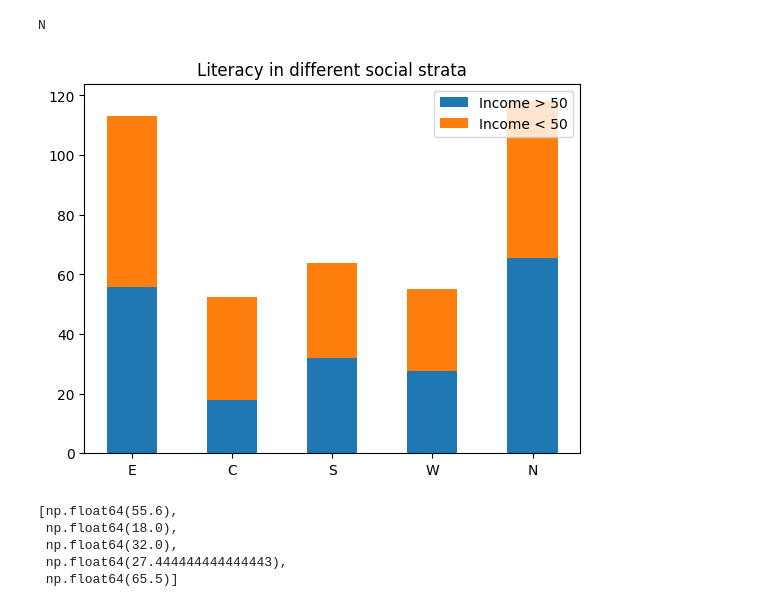
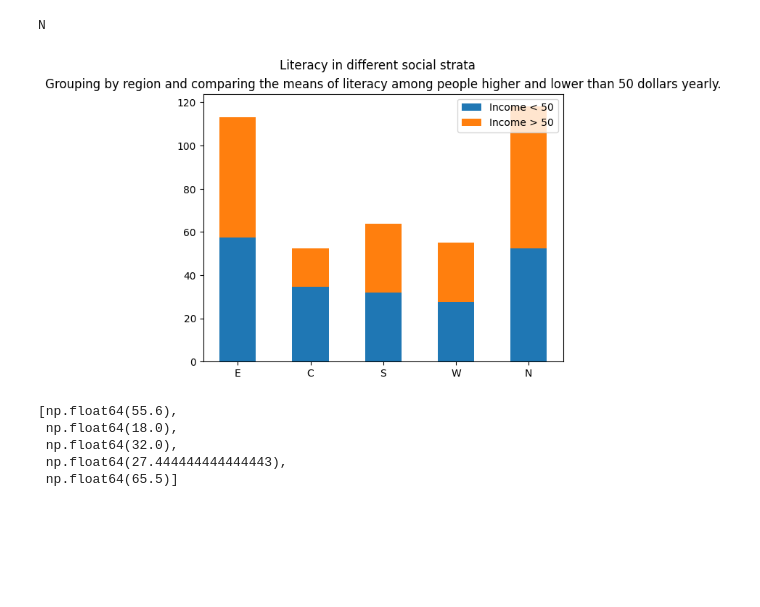
Before and after one commit to XtianLors/timeSeries-Analysis, a Jupyter notebook: Presentation.ipynb, the cells around one changed output. Saved outputs shown, nothing was run; the diff lists cells and outputs as text; code cells hidden in the pictures; blank space fills up the shorter version.

```diff
--- a/Presentation.ipynb
+++ b/Presentation.ipynb
@@ -118,31 +118,34 @@ N
 # %%
 regs
 
 upperHLit = [upperHDatE["Literacy"], upperHDatC["Literacy"], upperHDatS["Literacy"], upperHDatW["Literacy"], upperHDatN["Literacy"]]
 lowELit = [LowerEDatE["Literacy"], LowerEDatC["Literacy"], LowerEDatS["Literacy"], LowerEDatW["Literacy"], LowerEDatN["Literacy"]]
 
 literacyValUH = [x for x in map(np.mean, upperHLit)]
 literacyValLE = [x for x in map(np.mean, lowELit)]
 
 wealthS = {
-    "Income > 50": literacyValUH,
-    "Income < 50": literacyValLE
+    "Income < 50": literacyValLE,
+    "Income > 50": literacyValUH
 }
 width = 0.5
 
 fig, ax = plt.subplots()
 bottom = np.zeros(5)
 
 for boolean, wealth in wealthS.items():
-    p = ax.bar(regs, wealth, width, label=boolean, bottom=bottom)
+    p = ax.bar(regs, wealth, width, label = boolean, bottom=bottom)
     bottom += wealth
 
-ax.set_title("Literacy in different social strata")
+ax.set_title("Grouping by region and comparing the means of literacy among people higher and lower than 50 dollars yearly.")
+# ax.set_sub("Grouping by region and comparing the means of literacy among people higher and lower than 50 Thousand dollars yearly.")
 ax.legend(loc="upper right")
 
+plt.suptitle("Literacy in different social strata")
+# plt.title()
 plt.show()
 # %% [output]
-[figure, old version]
+[figure, new version]
 # %%
 literacyValUH
 # %% [output]
```
Also changed, not shown: parts of 7 cells of this notebook, 1 other file.
